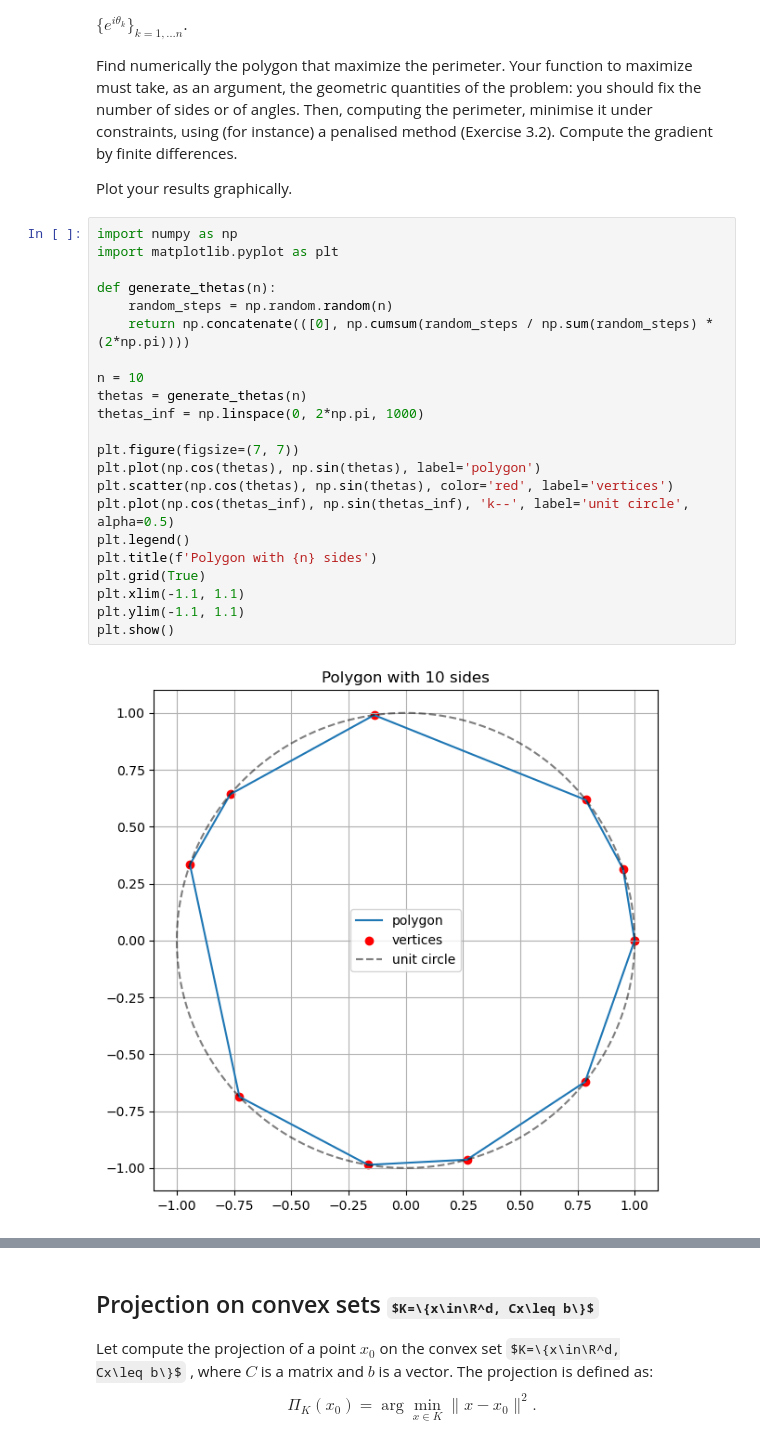
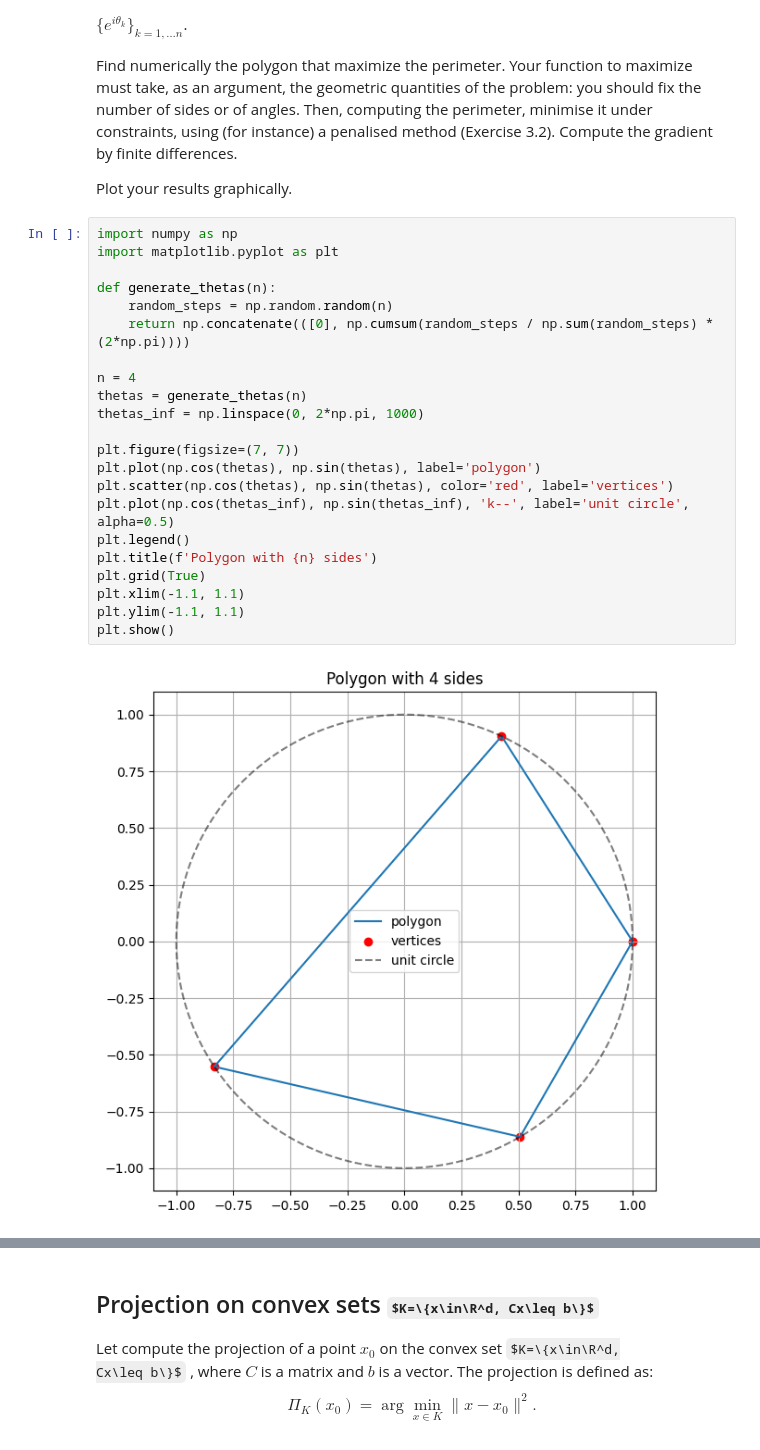
Before and after one commit to ArthurDanjou/ArtStudies, a Jupyter notebook: M1/Numerical Optimisation/ComputerSession3.ipynb, the cells around one changed output, grey strips where cells are left out. Saved outputs shown, nothing was run; the diff lists cells and outputs as text; some formulas as TeX source.

```diff
--- a/M1/Numerical Optimisation/ComputerSession3.ipynb
+++ b/M1/Numerical Optimisation/ComputerSession3.ipynb
@@ -18,25 +18,25 @@ Plot your results graphically.
 # %%
 import numpy as np
 import matplotlib.pyplot as plt
 
 def generate_thetas(n):
     random_steps = np.random.random(n)
     return np.concatenate(([0], np.cumsum(random_steps / np.sum(random_steps) * (2*np.pi))))
 
-n = 10
+n = 4
 thetas = generate_thetas(n)
 thetas_inf = np.linspace(0, 2*np.pi, 1000)
 
 plt.figure(figsize=(7, 7))
 plt.plot(np.cos(thetas), np.sin(thetas), label='polygon')
 plt.scatter(np.cos(thetas), np.sin(thetas), color='red', label='vertices')
 plt.plot(np.cos(thetas_inf), np.sin(thetas_inf), 'k--', label='unit circle', alpha=0.5)
 plt.legend()
 plt.title(f'Polygon with {n} sides')
 plt.grid(True)
 plt.xlim(-1.1, 1.1)
 plt.ylim(-1.1, 1.1)
 plt.show()
 # %% [output]
-[figure, old version]
+[figure, new version]
 # %%
```
Also changed, not shown: parts of 3 cells of this notebook.
